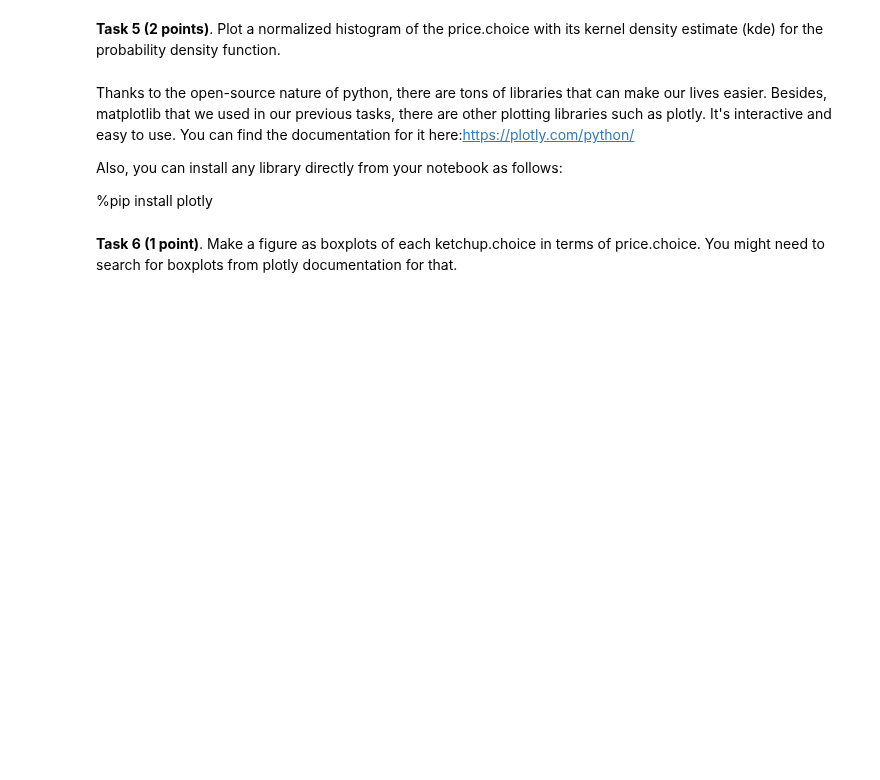
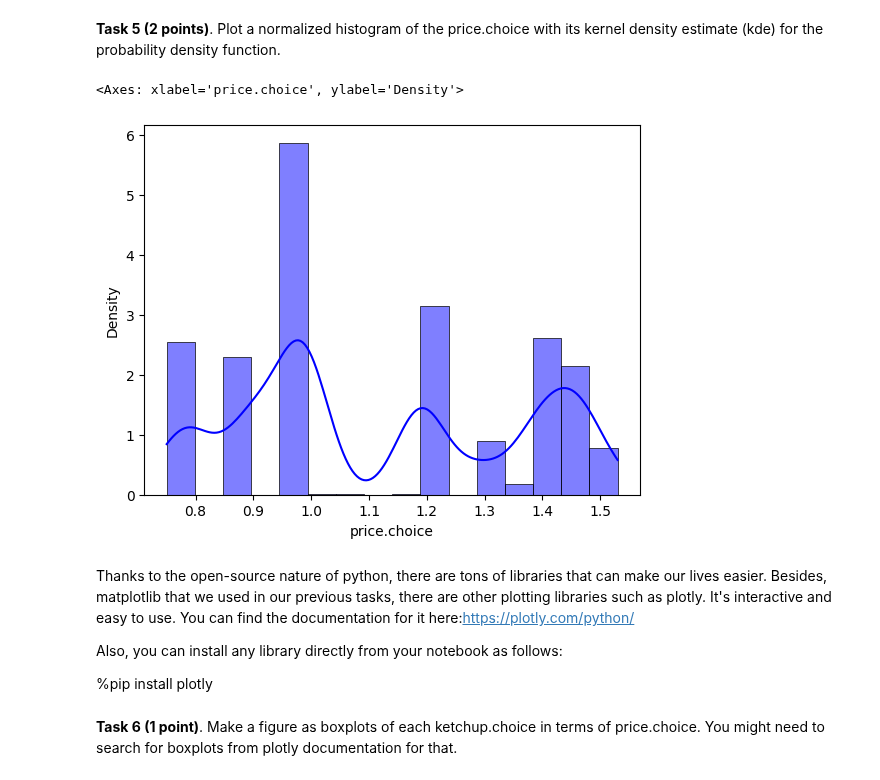
Before and after one commit to troniixx/uzh, a Jupyter notebook: Computational Science/ESC403/Exercise 1/Session_02.ipynb, the cells around one changed output. Saved outputs shown, nothing was run; the diff lists cells and outputs as text; code cells hidden in the pictures; blank space fills up the shorter version.

```diff
--- a/Computational Science/ESC403/Exercise 1/Session_02.ipynb
+++ b/Computational Science/ESC403/Exercise 1/Session_02.ipynb
@@ -209,5 +206,10 @@ data.describe()
 # %% [markdown]
 **Task 5 (2 points)**. Plot a normalized histogram of the price.choice with its kernel density estimate (kde) for the probability density function.
+# %%
+sns.histplot(data["price.choice"], kde = True, stat = "density", linewidth = 0.5, color = "blue")
+# %% [output]
+<Axes: xlabel='price.choice', ylabel='Density'>
+[figure, added]
 # %% [markdown]
 Thanks to the open-source nature of python, there are tons of libraries that can make our lives easier. Besides, matplotlib that we used in our previous tasks, there are other plotting libraries such as plotly. It's interactive and easy to use. You can find the documentation for it here:https://plotly.com/python/
 
```
Also changed, not shown: parts of 3 cells of this notebook.
